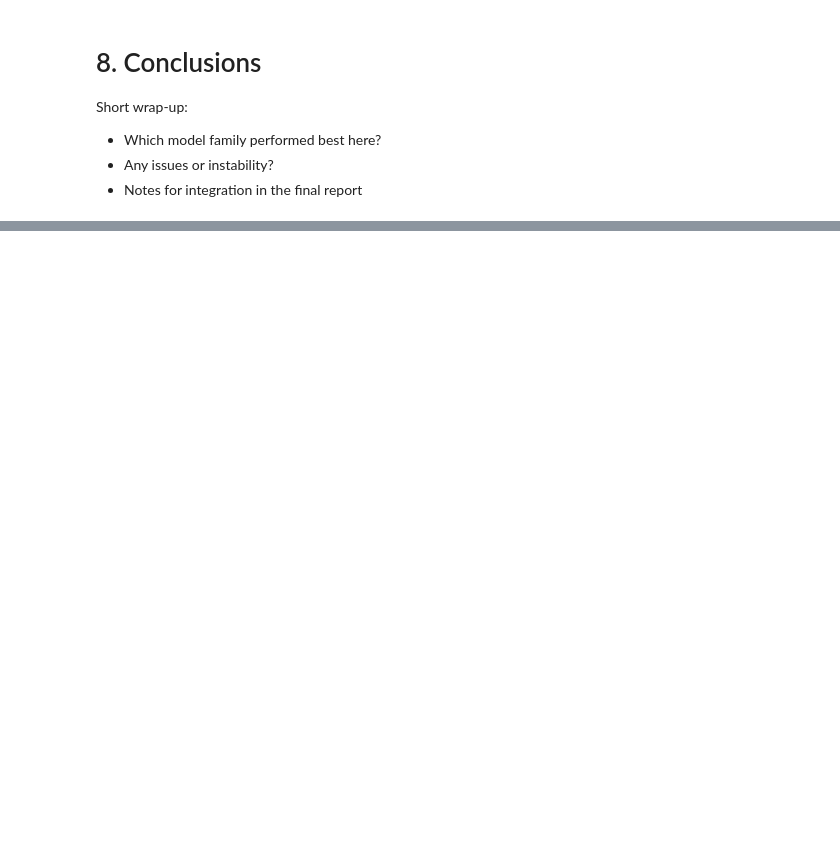
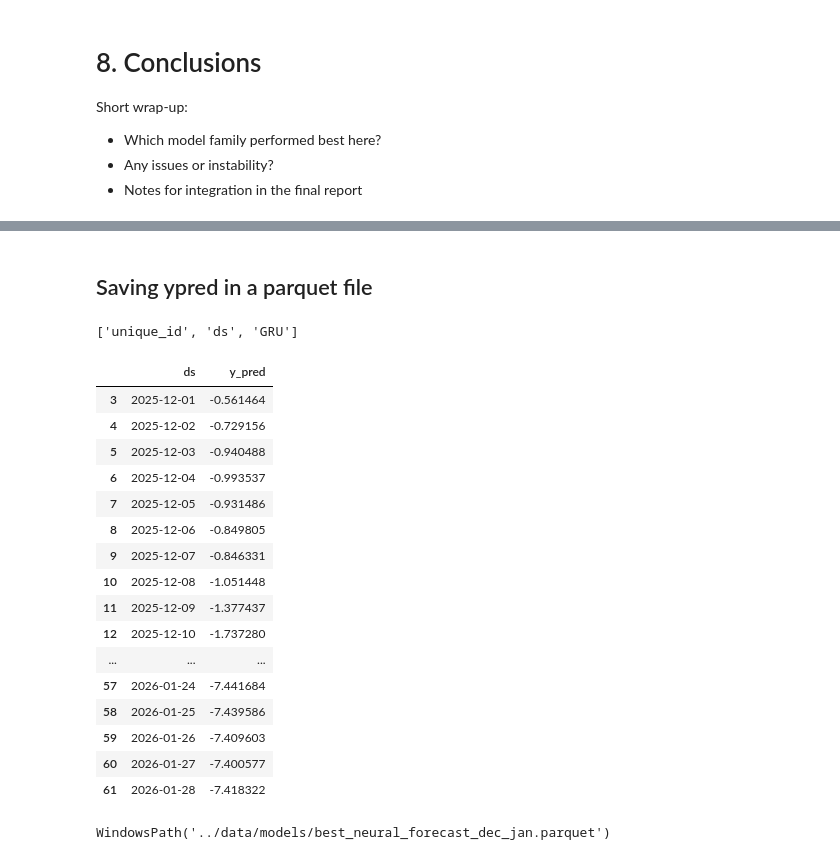
Before and after one commit to smn-krn/TIS3IL-WS25-Project, a Jupyter notebook: code/02-neural-models.ipynb, the cells around one changed output, grey strips where cells are left out. Cells and saved outputs as stored; diff of their text form; code cells hidden in the pictures; blank space fills up the shorter version.

```diff
--- a/code/02-neural-models.ipynb
+++ b/code/02-neural-models.ipynb
@@ -444,0 +655,9 @@ of 3.5 degrees
+# %%
+full_nf = pd.concat([train_nf, val_nf, test_nf])
+
+nf_future = NeuralForecast(
+    models=[m for _, m in future_models],
+    freq="D"
+)
+
+nf_future.fit(full_nf)
@@ -444,0 +683,2 @@ of 3.5 degrees
+# %%
+future_forecasts = nf_future.predict()
@@ -444,0 +704,44 @@ of 3.5 degrees
+# %% [markdown]
+## Saving ypred in a parquet file
+# %%
+print(future_forecasts.columns.tolist())
+# %% [output]
+['unique_id', 'ds', 'GRU']
+# %%
+# future_forecasts comes from nf_future.predict()
+best_pred = future_forecasts[["ds", "GRU"]].copy()
+best_pred = best_pred.rename(columns={"GRU": "y_pred"})
+# %%
+# restrict to the period to Dec 2025 to Jan 2026
+best_pred = best_pred[
+    (best_pred["ds"] >= "2025-12-01") &
+    (best_pred["ds"] <= "2026-01-31")
+]
+# %%
+best_pred
+# %% [output]
+|  | ds | y_pred |
+| 3 | 2025-12-01 | -0.561464 |
+| 4 | 2025-12-02 | -0.729156 |
+| 5 | 2025-12-03 | -0.940488 |
+| 6 | 2025-12-04 | -0.993537 |
+| 7 | 2025-12-05 | -0.931486 |
+| 8 | 2025-12-06 | -0.849805 |
+| 9 | 2025-12-07 | -0.846331 |
+| 10 | 2025-12-08 | -1.051448 |
+| 11 | 2025-12-09 | -1.377437 |
+| 12 | 2025-12-10 | -1.737280 |
+| ... | ... | ... |
+| 57 | 2026-01-24 | -7.441684 |
+| 58 | 2026-01-25 | -7.439586 |
+| 59 | 2026-01-26 | -7.409603 |
+| 60 | 2026-01-27 | -7.400577 |
+| 61 | 2026-01-28 | -7.418322 |
+# %%
+save_forecast_parquet(
+    dates = best_pred["ds"],
+    y_pred = best_pred["y_pred"],
+    filename="best_neural_forecast_dec_jan.parquet"
+)
+# %% [output]
+WindowsPath('../data/models/best_neural_forecast_dec_jan.parquet')
```
Also changed, not shown: parts of 22 cells of this notebook, 5 other files.
